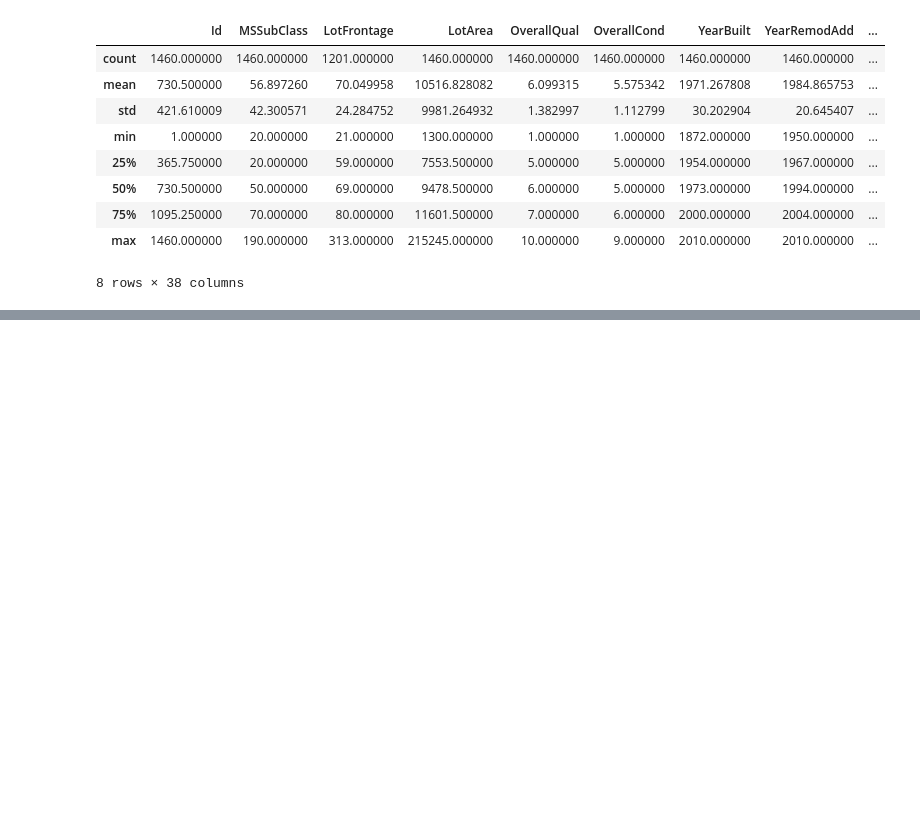
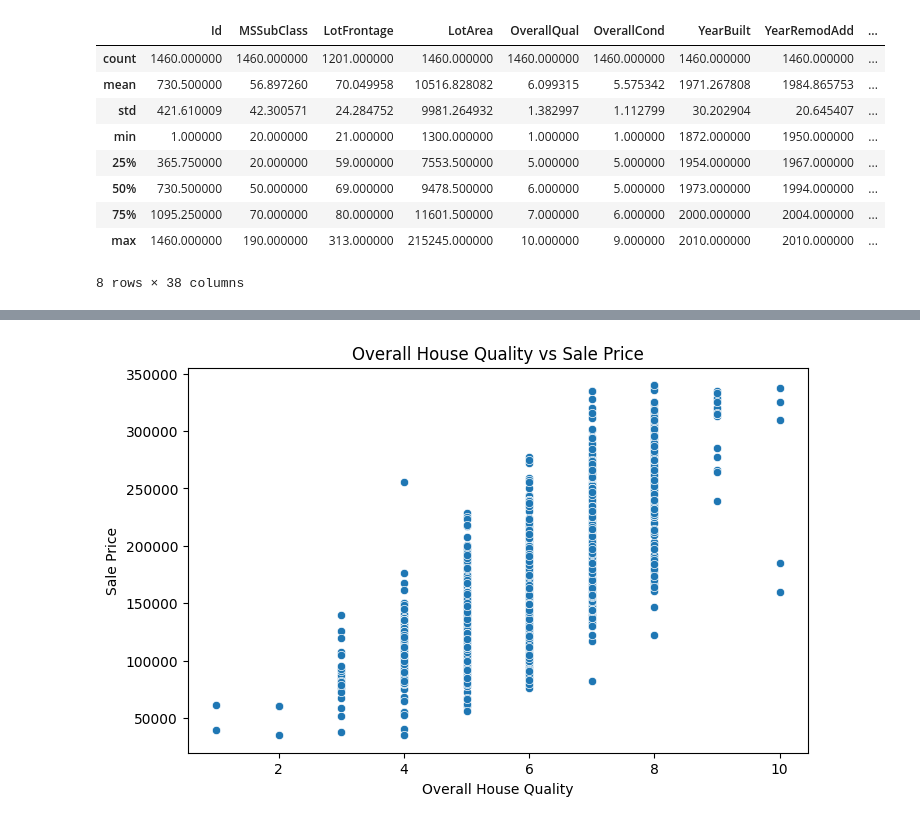
Before and after one commit to lavendermathias/Ames-house-price-prediction, a Jupyter notebook: Notebooks/ames_analysis.ipynb, the cells around one changed output, grey strips where cells are left out. Saved outputs shown, nothing was run; the diff lists cells and outputs as text; code cells hidden in the pictures; blank space fills up the shorter version.

```diff
--- a/Notebooks/ames_analysis.ipynb
+++ b/Notebooks/ames_analysis.ipynb
@@ -59,0 +257,14 @@ df.describe()
+# %%
+#4. Relationship Between the most correlated features and (SalePrice)
+
+plt.figure(figsize=(8,5))
+
+sns.scatterplot(x=df['OverallQual'], y=df['SalePrice'])
+
+plt.title('Overall House Quality vs Sale Price')
+plt.xlabel('Overall House Quality')
+plt.ylabel('Sale Price')
+
+plt.show()
+# %% [output]
+[figure, added]
```
Also changed, not shown: parts of 23 cells of this notebook, 1 other file.
